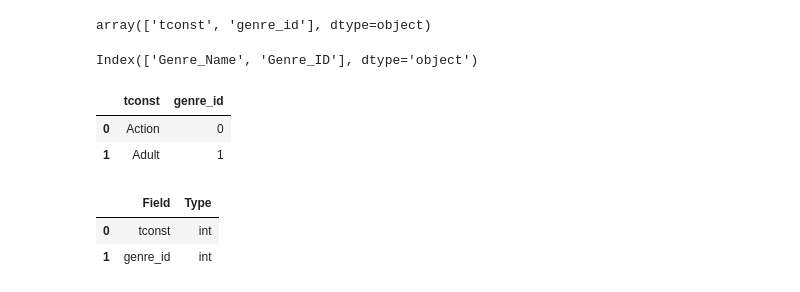
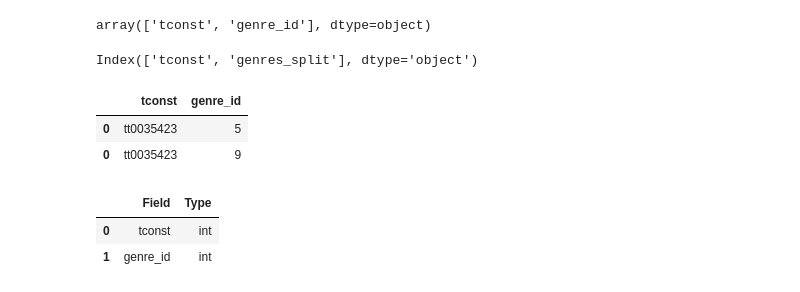
Before and after one commit to KirstenC32/Project-2-RETRY, a Jupyter notebook: Part 3b.ipynb, the cells around one changed output. Cells and saved outputs as stored; diff of their text form; code cells hidden in the pictures.

```diff
--- a/Part 3b.ipynb
+++ b/Part 3b.ipynb
@@ -145,6 +146,6 @@ title_genres.head()
 # %%
-title_genres = pd.DataFrame({'Genre_Name': map.keys(),
-                             'Genre_ID': map.values()})
+title_genres = pd.DataFrame({'tconst': map.keys(),
+                             'genres_split': map.values()})
 # %%
 title_genres.head()
 # %% [output]
@@ -222,17 +227,16 @@ array(['tconst', 'genre_id'], dtype=object)
 # %%
 title_genres.columns
 # %% [output]
-Index(['Genre_Name', 'Genre_ID'], dtype='object')
+Index(['tconst', 'genres_split'], dtype='object')
 # %%
 # Rename columns to match SQL table
-rename_map = {"Genre_Name":"tconst",
-             "Genre_ID":"genre_id"}
+rename_map = {"tconst":"tconst", "genres_split":"genre_id"}
 title_genres = title_genres.rename(rename_map,axis=1)
 title_genres.head(2)
 # %% [output]
 |  | tconst | genre_id |
-| 0 | Action | 0 |
-| 1 | Adult | 1 |
+| 0 | tt0035423 | 5 |
+| 0 | tt0035423 | 9 |
 # %%
 # Reviewing SQL table's data types
 describe[['Field','Type']]
```
Also changed, not shown: parts of 18 cells of this notebook.
